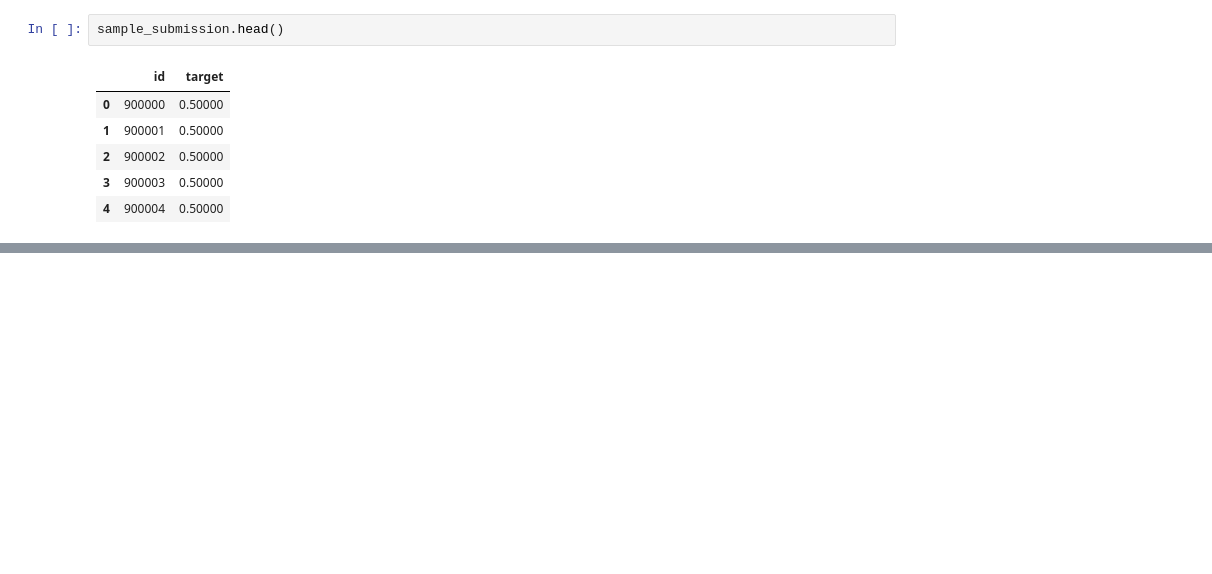
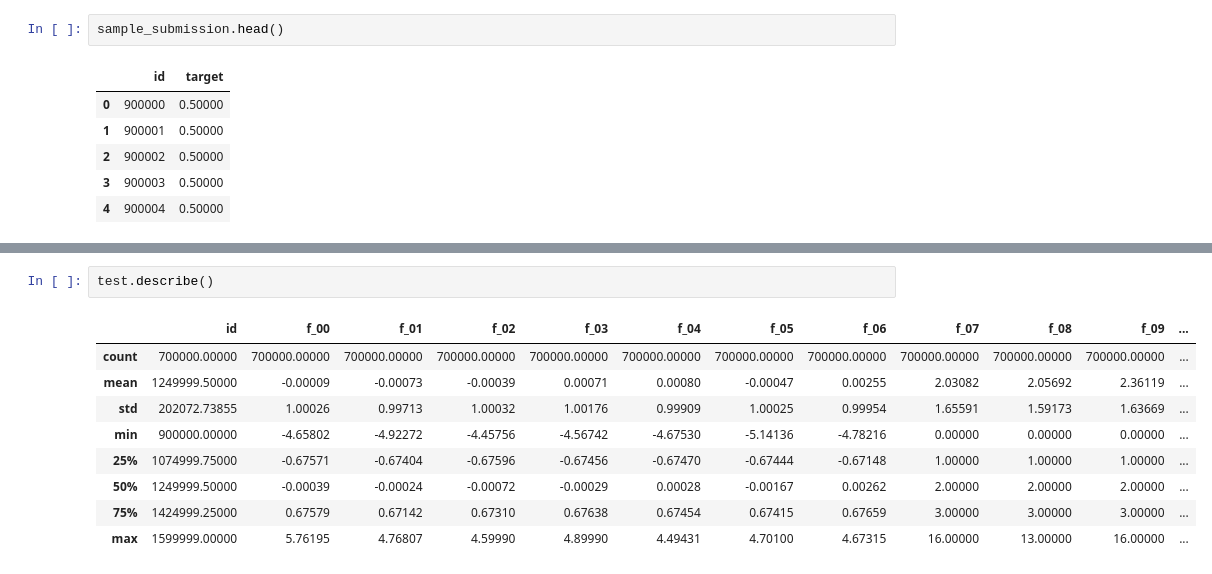
Before and after one commit to RaphaelZH/Kaggle_Competition_Practice_Notebooks_EN, a Jupyter notebook: tabular-playground-series-may-2022.ipynb, the cells around one changed output, grey strips where cells are left out. Cells and saved outputs as stored; diff of their text form; blank space fills up the shorter version.

```diff
--- a/tabular-playground-series-may-2022.ipynb
+++ b/tabular-playground-series-may-2022.ipynb
@@ -45,0 +144,12 @@ sample_submission.head()
+# %%
+test.describe()
+# %% [output]
+|  | id | f_00 | f_01 | f_02 | f_03 | f_04 | f_05 | f_06 | f_07 | f_08 | f_09 | ... |
+| count | 700000.00000 | 700000.00000 | 700000.00000 | 700000.00000 | 700000.00000 | 700000.00000 | 700000.00000 | 700000.00000 | 700000.00000 | 700000.00000 | 700000.00000 | ... |
+| mean | 1249999.50000 | -0.00009 | -0.00073 | -0.00039 | 0.00071 | 0.00080 | -0.00047 | 0.00255 | 2.03082 | 2.05692 | 2.36119 | ... |
+| std | 202072.73855 | 1.00026 | 0.99713 | 1.00032 | 1.00176 | 0.99909 | 1.00025 | 0.99954 | 1.65591 | 1.59173 | 1.63669 | ... |
+| min | 900000.00000 | -4.65802 | -4.92272 | -4.45756 | -4.56742 | -4.67530 | -5.14136 | -4.78216 | 0.00000 | 0.00000 | 0.00000 | ... |
+| 25% | 1074999.75000 | -0.67571 | -0.67404 | -0.67596 | -0.67456 | -0.67470 | -0.67444 | -0.67148 | 1.00000 | 1.00000 | 1.00000 | ... |
+| 50% | 1249999.50000 | -0.00039 | -0.00024 | -0.00072 | -0.00029 | 0.00028 | -0.00167 | 0.00262 | 2.00000 | 2.00000 | 2.00000 | ... |
+| 75% | 1424999.25000 | 0.67579 | 0.67142 | 0.67310 | 0.67638 | 0.67454 | 0.67415 | 0.67659 | 3.00000 | 3.00000 | 3.00000 | ... |
+| max | 1599999.00000 | 5.76195 | 4.76807 | 4.59990 | 4.89990 | 4.49431 | 4.70100 | 4.67315 | 16.00000 | 13.00000 | 16.00000 | ... |
```
Also changed, not shown: parts of 10 cells of this notebook.
